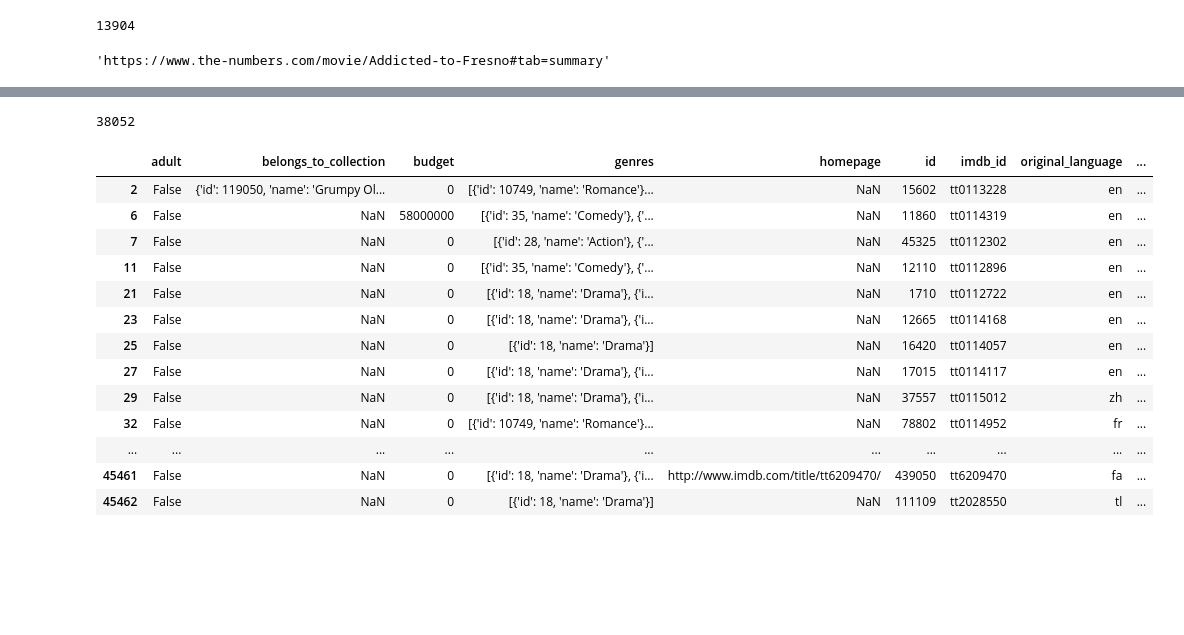
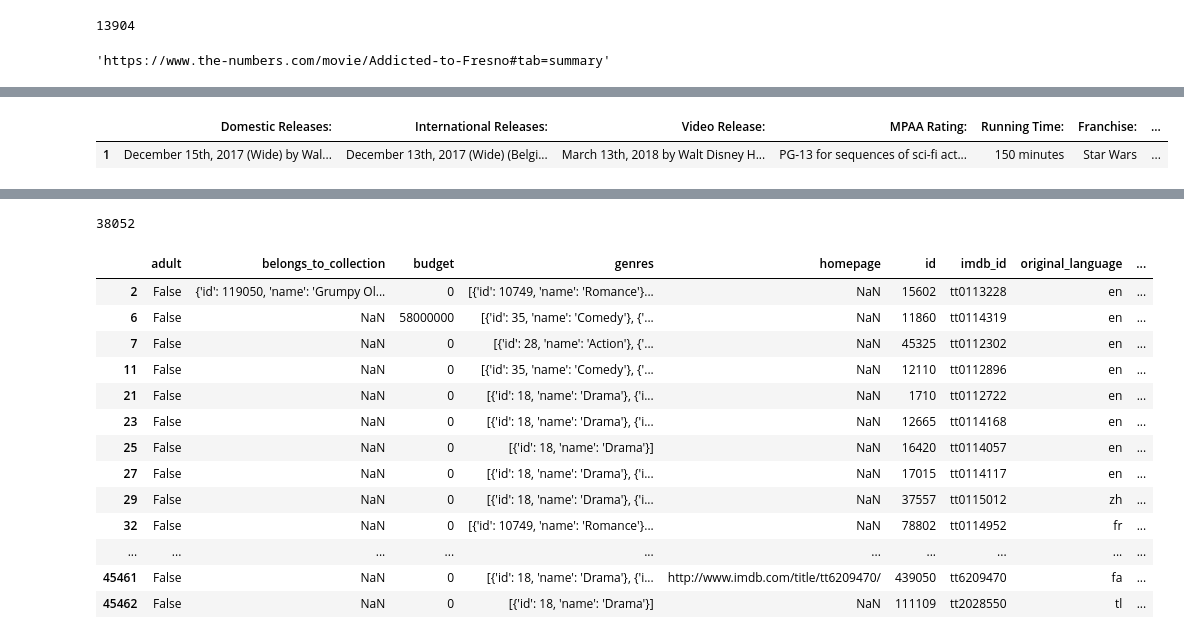
Before and after one commit to Rmloong/movie-revenue-predictor, a Jupyter notebook: scrape_thenumbers.ipynb, the cells around one changed output, grey strips where cells are left out. Saved outputs shown, nothing was run; the diff lists cells and outputs as text; code cells hidden in the pictures; blank space fills up the shorter version.

```diff
--- a/scrape_thenumbers.ipynb
+++ b/scrape_thenumbers.ipynb
@@ -352,0 +386,12 @@ KeyError: 'the label [Domestic Box Office] is not in the [index]'
+# %%
+
+
+for df in pd.read_html(movies.find()[0]['html']):
+    if len(df.columns) == 2:
+        break
+df = df.transpose()
+df.columns = df.iloc[0]
+df.reindex(df.index.drop(0))
+# %% [output]
+|  | Domestic Releases: | International Releases: | Video Release: | MPAA Rating: | Running Time: | Franchise: | ... |
+| 1 | December 15th, 2017 (Wide) by Wal... | December 13th, 2017 (Wide) (Belgi... | March 13th, 2018 by Walt Disney H... | PG-13 for sequences of sci-fi act... | 150 minutes | Star Wars | ... |
```
Also changed, not shown: parts of 22 cells of this notebook, 2 other files.
